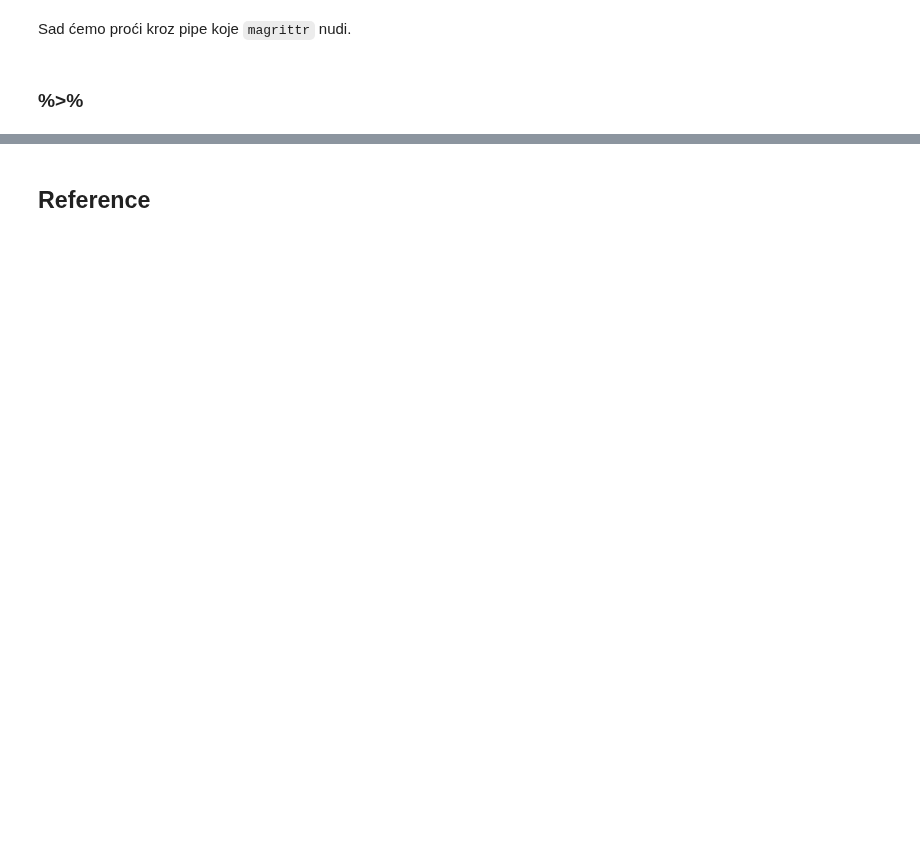
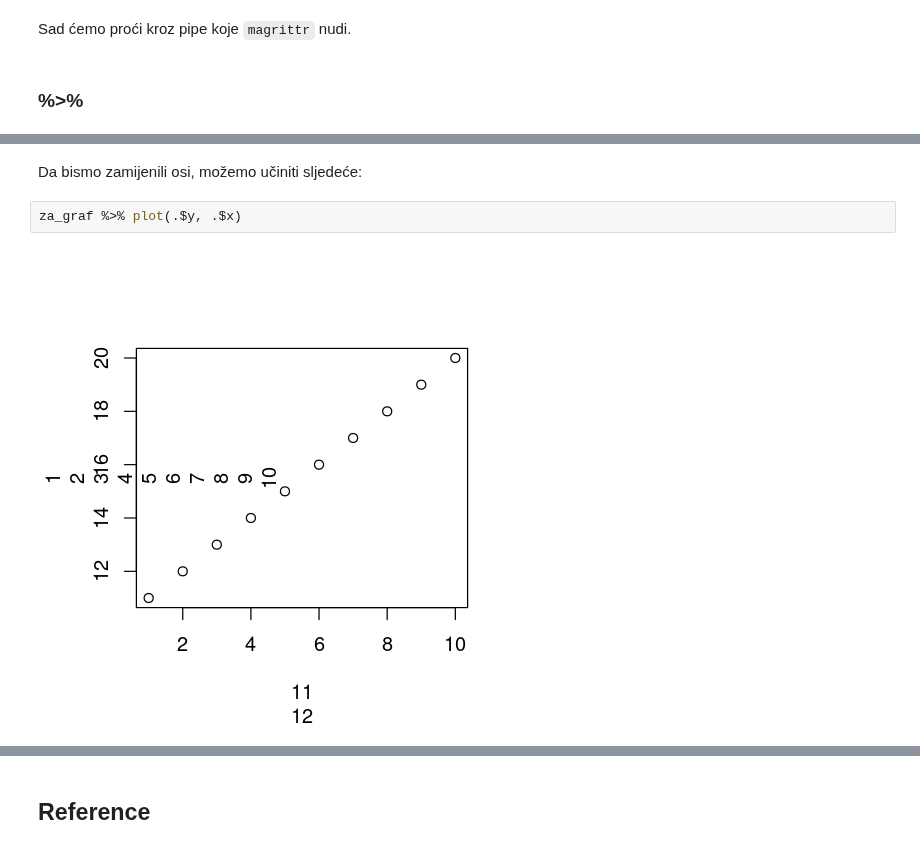
Before and after one commit to vdeni/rdionica, a Jupyter notebook: jupyter-notebook/priprema_podaci_upitnik.ipynb, the cells around one changed output, grey strips where cells are left out. Saved outputs shown, nothing was run; the diff lists cells and outputs as text; blank space fills up the shorter version.

```diff
--- a/jupyter-notebook/priprema_podaci_upitnik.ipynb
+++ b/jupyter-notebook/priprema_podaci_upitnik.ipynb
@@ -172,0 +234,6 @@ Sad ćemo proći kroz pipe koje `magrittr` nudi.
+# %% [markdown]
+Da bismo zamijenili osi, možemo učiniti sljedeće:
+# %%
+za_graf %>% plot(.$y, .$x)
+# %% [output]
+[figure, added]
```
Also changed, not shown: parts of 47 cells of this notebook.
